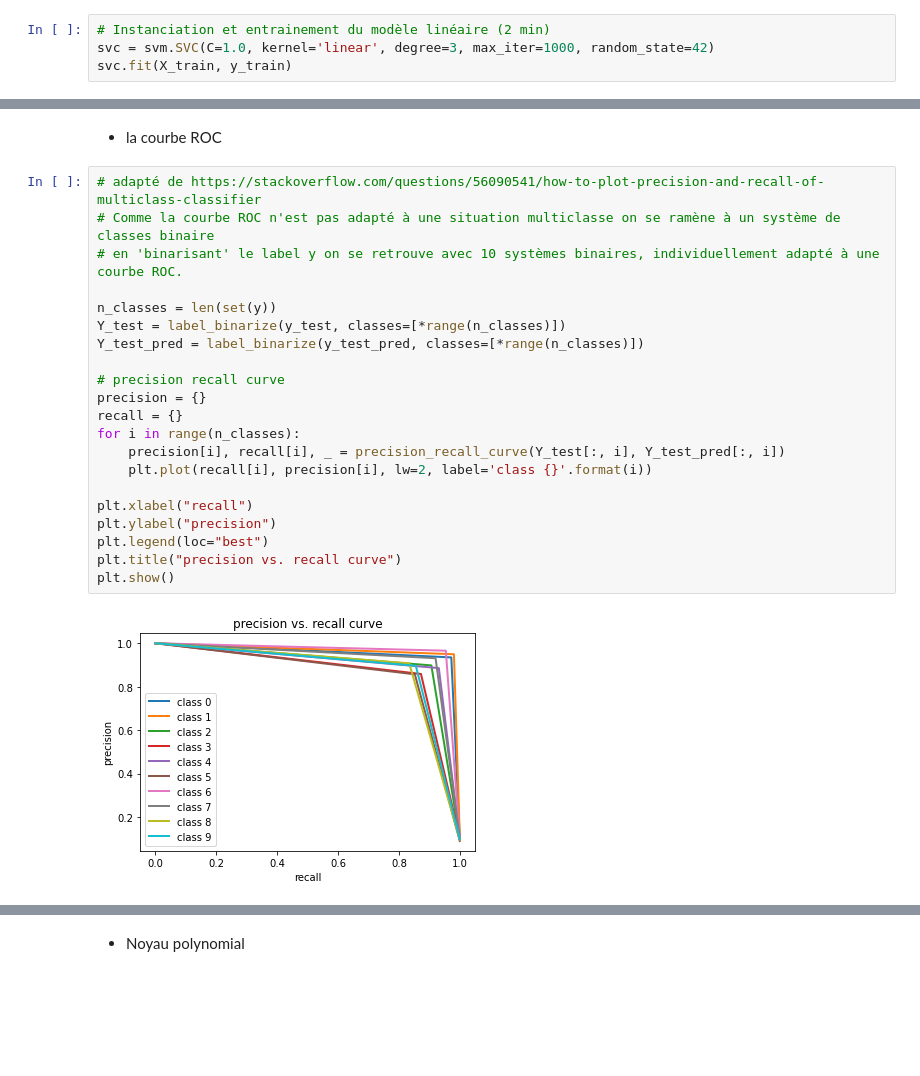
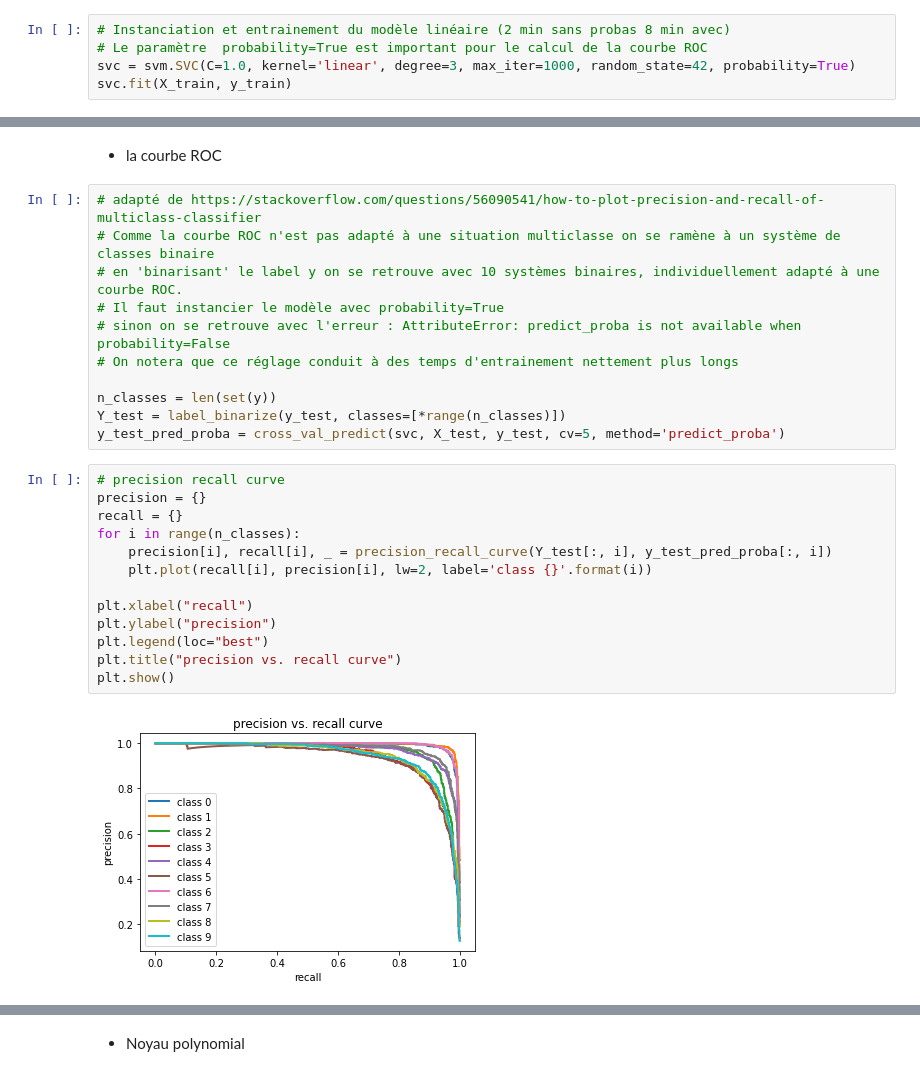
Before and after one commit to ericbertrand8686/Poste, a Jupyter notebook: Brief_poste.ipynb, the cells around one changed output, grey strips where cells are left out. Saved outputs shown, nothing was run; the diff lists cells and outputs as text; blank space fills up the shorter version.

Commit message:
fix : roc_curve w 3 points

```diff
--- a/Brief_poste.ipynb
+++ b/Brief_poste.ipynb
@@ -327,7 +328,8 @@ y = df.iloc[:, 0]
 
 X_train, X_test, y_train, y_test = train_test_split(X, y, test_size=0.2, stratify = y, random_state=42)
 # %%
-# Instanciation et entrainement du modèle linéaire (2 min)
-svc = svm.SVC(C=1.0, kernel='linear', degree=3, max_iter=1000, random_state=42)
+# Instanciation et entrainement du modèle linéaire (2 min sans probas 8 min avec)
+# Le paramètre  probability=True est important pour le calcul de la courbe ROC
+svc = svm.SVC(C=1.0, kernel='linear', degree=3, max_iter=1000, random_state=42, probability=True)
 svc.fit(X_train, y_train)
 # %% [output]
@@ -412,29 +414,32 @@ Classification report with the test set :
 weighted avg       0.91      0.91      0.91      8400
 # %% [markdown]
 -  la courbe ROC
+# %%
+# adapté de https://stackoverflow.com/questions/56090541/how-to-plot-precision-and-recall-of-multiclass-classifier
+# Comme la courbe ROC n'est pas adapté à une situation multiclasse on se ramène à un système de classes binaire
+# en 'binarisant' le label y on se retrouve avec 10 systèmes binaires, individuellement adapté à une courbe ROC.
+# Il faut instancier le modèle avec probability=True
+# sinon on se retrouve avec l'erreur : AttributeError: predict_proba is not available when  probability=False
+# On notera que ce réglage conduit à des temps d'entrainement nettement plus longs
+
+n_classes = len(set(y))
+Y_test = label_binarize(y_test, classes=[*range(n_classes)])
+y_test_pred_proba = cross_val_predict(svc, X_test, y_test, cv=5, method='predict_proba')
 # %%
-# adapté de https://stackoverflow.com/questions/56090541/how-to-plot-precision-and-recall-of-multiclass-classifier
-# Comme la courbe ROC n'est pas adapté à une situation multiclasse on se ramène à un système de classes binaire
-# en 'binarisant' le label y on se retrouve avec 10 systèmes binaires, individuellement adapté à une courbe ROC.
-
-n_classes = len(set(y))
-Y_test = label_binarize(y_test, classes=[*range(n_classes)])
-Y_test_pred = label_binarize(y_test_pred, classes=[*range(n_classes)])
-
 # precision recall curve
 precision = {}
 recall = {}
 for i in range(n_classes):
-    precision[i], recall[i], _ = precision_recall_curve(Y_test[:, i], Y_test_pred[:, i])
+    precision[i], recall[i], _ = precision_recall_curve(Y_test[:, i], y_test_pred_proba[:, i])
     plt.plot(recall[i], precision[i], lw=2, label='class {}'.format(i))
 
 plt.xlabel("recall")
 plt.ylabel("precision")
 plt.legend(loc="best")
 plt.title("precision vs. recall curve")
 plt.show()
 # %% [output]
-[figure, old version]
+[figure, new version]
 # %%
 # roc curve
 fpr = {}
```
Also changed, not shown: parts of 14 cells of this notebook.
